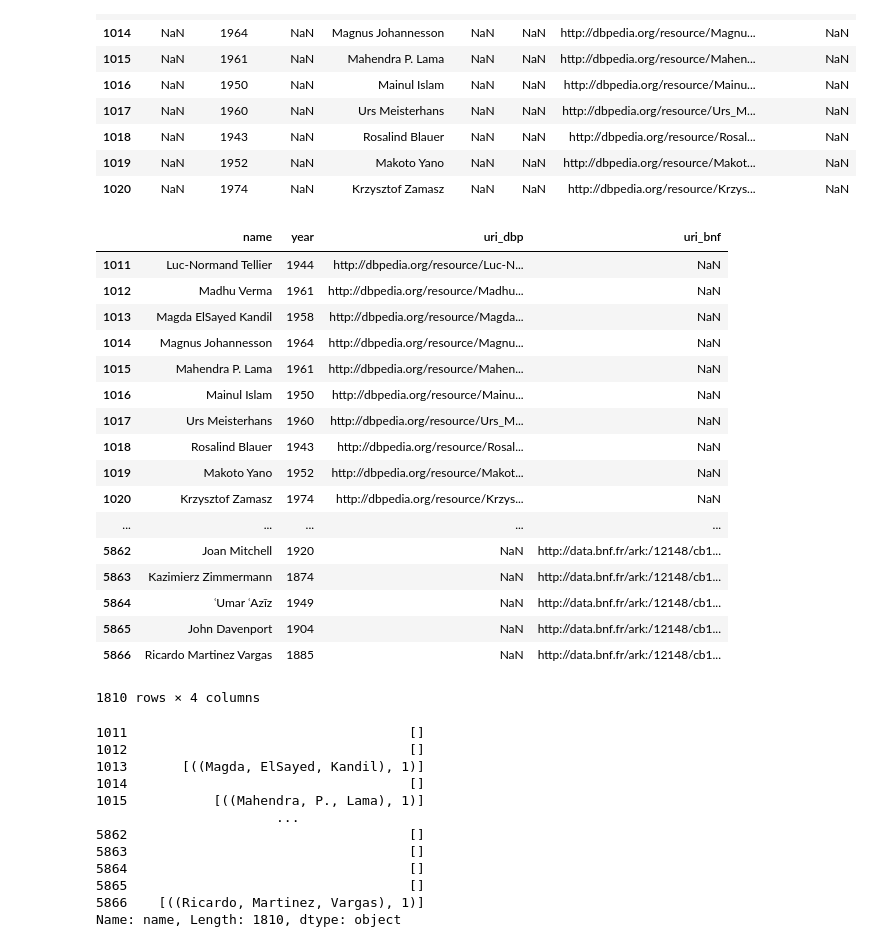
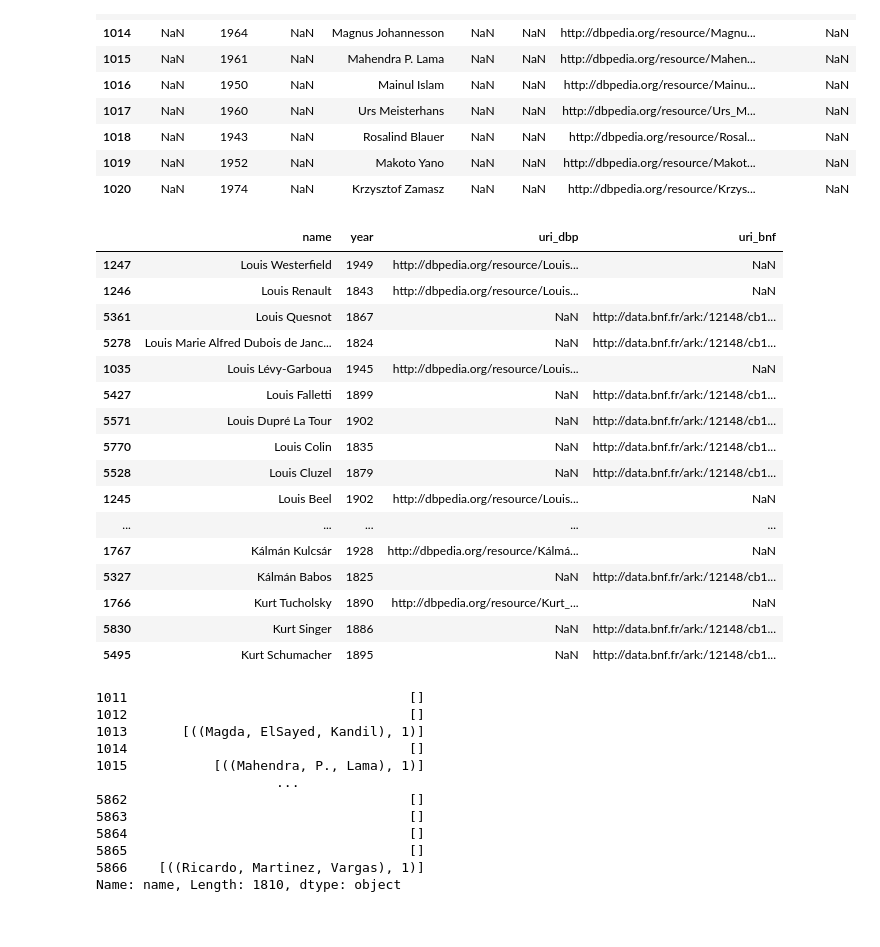
Before and after one commit to Semantic-Data-for-Humanities/Economists_Jurists, a Jupyter notebook: Notebooks/Issues/DBpedia_BnF_Data_URI.ipynb, the cells around one changed output. Drawn from its saved outputs; the diff is of its cells as text; code cells hidden in the pictures.

```diff
--- a/Notebooks/Issues/DBpedia_BnF_Data_URI.ipynb
+++ b/Notebooks/Issues/DBpedia_BnF_Data_URI.ipynb
@@ -613,37 +611,37 @@ filtered_dbp_bnf_test[:10]
 # %%
 # Replace each null value with the value from the other database.
 # Create a column with the fresh values.
 # I used this page: https://kanoki.org/2019/08/17/pandas-coalesce-replace-value-from-another-column/
 # particuliarly, the "Using Numpy" section
 
 result_f_test=filtered_dbp_bnf_test
 result_f_test['name'] = np.where(filtered_dbp_bnf_test['name_bnf'].isnull(),filtered_dbp_bnf_test['name_dbp'],filtered_dbp_bnf_test['name_bnf'])
 result_f_test['name'] = np.where(filtered_dbp_bnf_test['name_dbp'].isnull(),filtered_dbp_bnf_test['name_bnf'],filtered_dbp_bnf_test['name_dbp'])
 result_f_test['year'] = np.where(filtered_dbp_bnf_test['date_dbp'].isnull(),filtered_dbp_bnf_test['year_bnf'],filtered_dbp_bnf_test['date_dbp'])
 result_f_test['year'] = np.where(filtered_dbp_bnf_test['year_bnf'].isnull(),filtered_dbp_bnf_test['date_dbp'],filtered_dbp_bnf_test['year_bnf'])
 
 
 result_f_test=result_f_test.loc[:,['name','year','uri_dbp','uri_bnf']]
-result_f_test
+sort_rft=result_f_test.sort_values(by='name', ascending=False)
+sort_rft[700:750]
 # %% [output]
 |  | name | year | uri_dbp | uri_bnf |
-| 1011 | Luc-Normand Tellier | 1944 | http://dbpedia.org/resource/Luc-N... | NaN |
-| 1012 | Madhu Verma | 1961 | http://dbpedia.org/resource/Madhu... | NaN |
-| 1013 | Magda ElSayed Kandil | 1958 | http://dbpedia.org/resource/Magda... | NaN |
-| 1014 | Magnus Johannesson | 1964 | http://dbpedia.org/resource/Magnu... | NaN |
-| 1015 | Mahendra P. Lama | 1961 | http://dbpedia.org/resource/Mahen... | NaN |
-| 1016 | Mainul Islam | 1950 | http://dbpedia.org/resource/Mainu... | NaN |
-| 1017 | Urs Meisterhans | 1960 | http://dbpedia.org/resource/Urs_M... | NaN |
-| 1018 | Rosalind Blauer | 1943 | http://dbpedia.org/resource/Rosal... | NaN |
-| 1019 | Makoto Yano | 1952 | http://dbpedia.org/resource/Makot... | NaN |
-| 1020 | Krzysztof Zamasz | 1974 | http://dbpedia.org/resource/Krzys... | NaN |
+| 1247 | Louis Westerfield | 1949 | http://dbpedia.org/resource/Louis... | NaN |
+| 1246 | Louis Renault | 1843 | http://dbpedia.org/resource/Louis... | NaN |
+| 5361 | Louis Quesnot | 1867 | NaN | http://data.bnf.fr/ark:/12148/cb1... |
+| 5278 | Louis Marie Alfred Dubois de Janc... | 1824 | NaN | http://data.bnf.fr/ark:/12148/cb1... |
+| 1035 | Louis Lévy-Garboua | 1945 | http://dbpedia.org/resource/Louis... | NaN |
+| 5427 | Louis Falletti | 1899 | NaN | http://data.bnf.fr/ark:/12148/cb1... |
+| 5571 | Louis Dupré La Tour | 1902 | NaN | http://data.bnf.fr/ark:/12148/cb1... |
+| 5770 | Louis Colin | 1835 | NaN | http://data.bnf.fr/ark:/12148/cb1... |
+| 5528 | Louis Cluzel | 1879 | NaN | http://data.bnf.fr/ark:/12148/cb1... |
+| 1245 | Louis Beel | 1902 | http://dbpedia.org/resource/Louis... | NaN |
 | ... | ... | ... | ... | ... |
-| 5862 | Joan Mitchell | 1920 | NaN | http://data.bnf.fr/ark:/12148/cb1... |
-| 5863 | Kazimierz Zimmermann | 1874 | NaN | http://data.bnf.fr/ark:/12148/cb1... |
-| 5864 | ʿUmar ʿAzīz | 1949 | NaN | http://data.bnf.fr/ark:/12148/cb1... |
-| 5865 | John Davenport | 1904 | NaN | http://data.bnf.fr/ark:/12148/cb1... |
-| 5866 | Ricardo Martinez Vargas | 1885 | NaN | http://data.bnf.fr/ark:/12148/cb1... |
+| 1767 | Kálmán Kulcsár | 1928 | http://dbpedia.org/resource/Kálmá... | NaN |
+| 5327 | Kálmán Babos | 1825 | NaN | http://data.bnf.fr/ark:/12148/cb1... |
+| 1766 | Kurt Tucholsky | 1890 | http://dbpedia.org/resource/Kurt_... | NaN |
+| 5830 | Kurt Singer | 1886 | NaN | http://data.bnf.fr/ark:/12148/cb1... |
+| 5495 | Kurt Schumacher | 1895 | NaN | http://data.bnf.fr/ark:/12148/cb1... |
-1810 rows × 4 columns
 # %%
 # Test to find similarities between the names BnF Data and DBpedia with collocation
 
```
Also changed, not shown: parts of 3 cells of this notebook.
